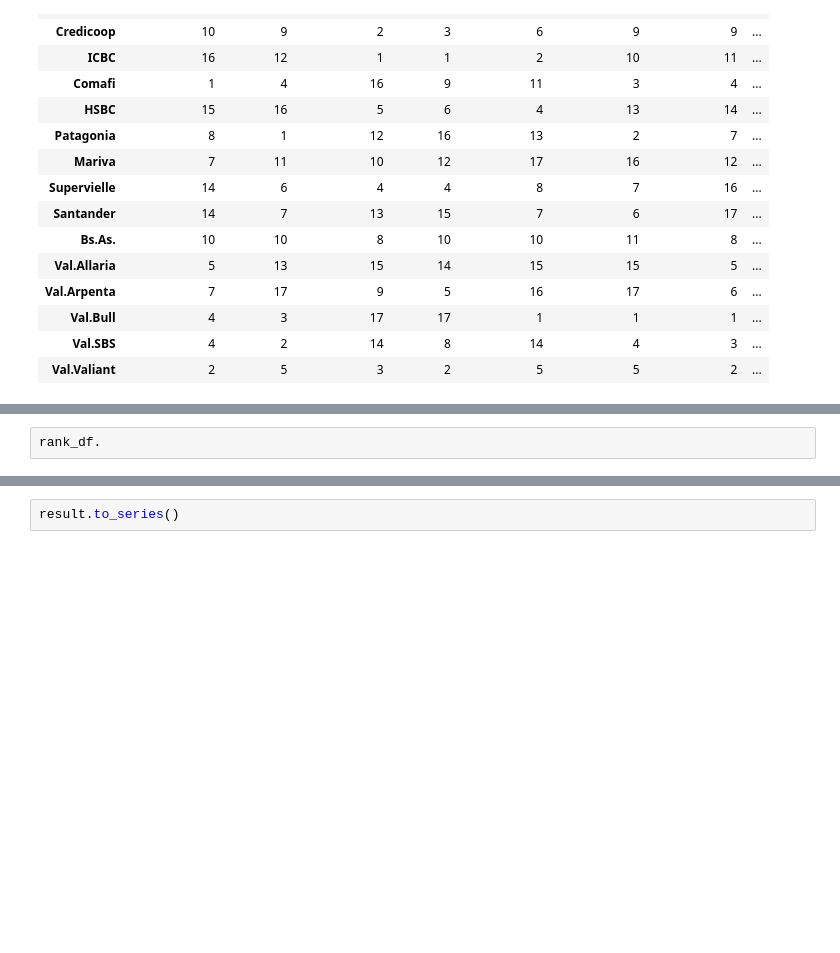
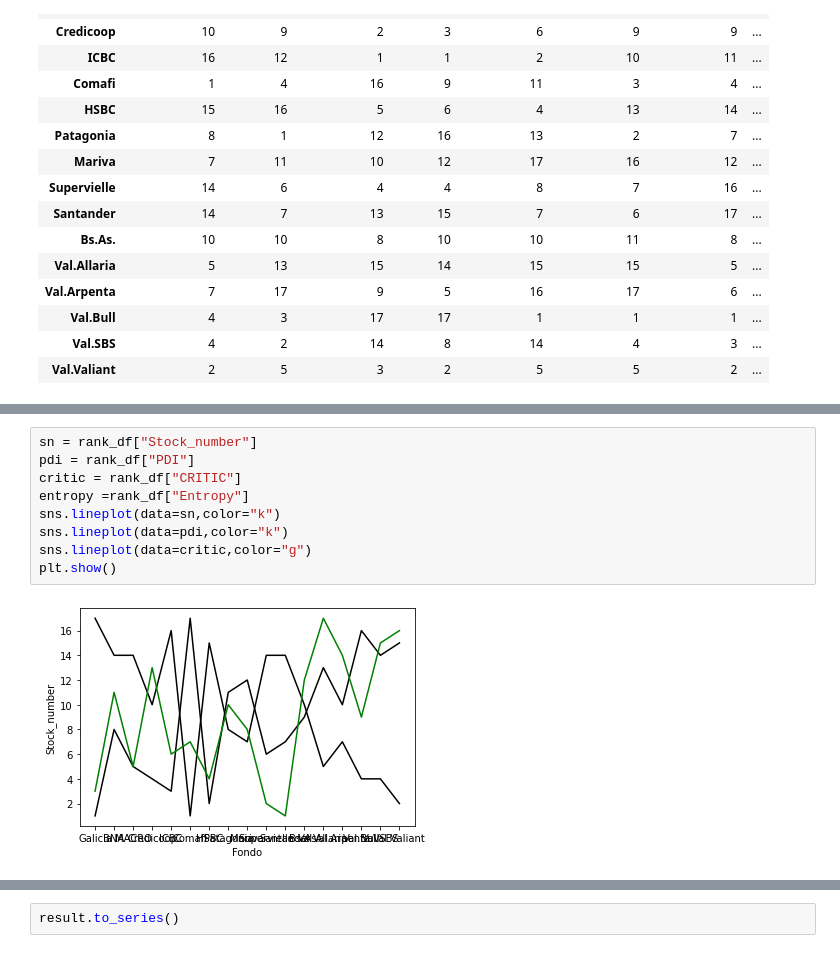
Before and after one commit to quatrope/garpar, a Jupyter notebook: draft/FCIevaluate.ipynb, the cells around one changed output, grey strips where cells are left out. Saved outputs shown, nothing was run; the diff lists cells and outputs as text; blank space fills up the shorter version.

```diff
--- a/draft/FCIevaluate.ipynb
+++ b/draft/FCIevaluate.ipynb
@@ -664,2 +692,11 @@ rank_df.plot()
 # %%
-rank_df.
+sn = rank_df["Stock_number"]
+pdi = rank_df["PDI"]
+critic = rank_df["CRITIC"]
+entropy =rank_df["Entropy"]
+sns.lineplot(data=sn,color="k")
+sns.lineplot(data=pdi,color="k")
+sns.lineplot(data=critic,color="g")
+plt.show()
+# %% [output]
+[figure, added]
```
Also changed, not shown: parts of 5 cells of this notebook.
